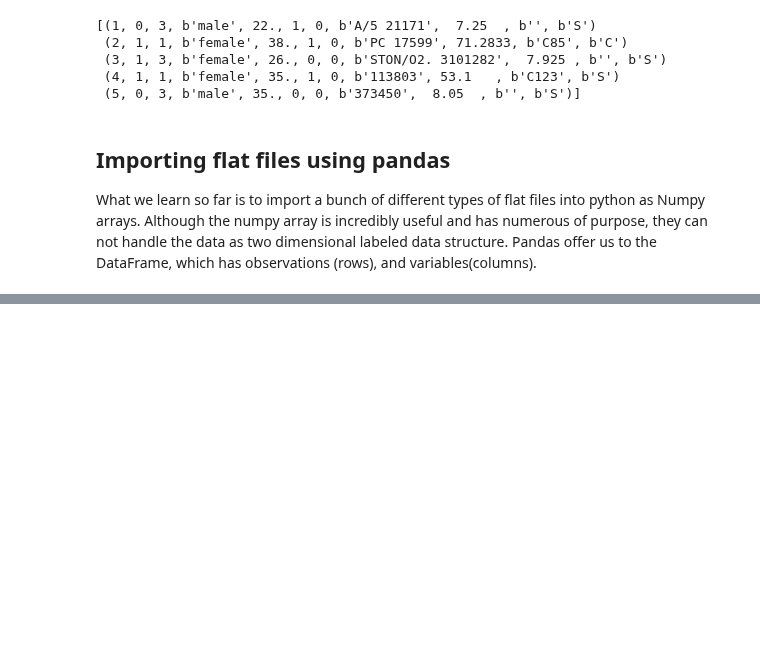
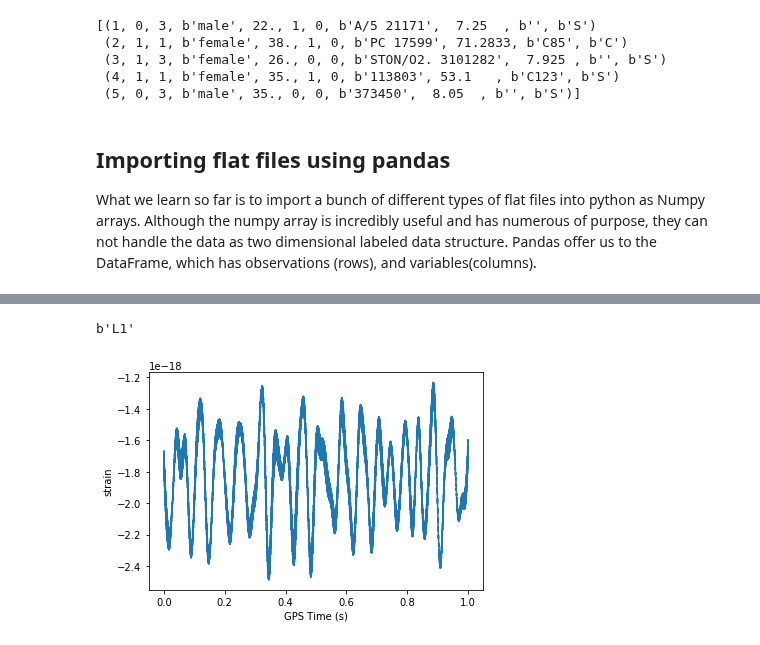
Before and after one commit to aysbt/DataCamp, a Jupyter notebook: Importing_Data_in_Python_part1.ipynb, the cells around one changed output, grey strips where cells are left out. Drawn from its saved outputs; the diff is of its cells as text; code cells hidden in the pictures; blank space fills up the shorter version.

Commit message:
Importing data in python

```diff
--- a/Importing_Data_in_Python_part1.ipynb
+++ b/Importing_Data_in_Python_part1.ipynb
@@ -159,0 +291,5 @@ Handling read_csv() function under different circumstances
+# %%
+import h5py
+df_h5py = h5py.File('data/L-L1_LOSC_4_V1-1126259446-32.hdf5', 'r')
+print(type(df_h5py))
+print(df_h5py)
@@ -159,0 +321,15 @@ Handling read_csv() function under different circumstances
+# %%
+print(df_h5py['meta']['Detector'].value)
+# %% [output]
+b'L1'
+# %%
+strain = df_h5py['strain']['Strain'].value
+num_samples = 10000
+time = np.arange(0,1, 1/num_samples)
+import matplotlib.pyplot as plt
+plt.plot(time, strain[:num_samples])
+plt.xlabel('GPS Time (s)')
+plt.ylabel('strain')
+plt.show()
+# %% [output]
+[figure, added]
```
Also changed, not shown: parts of 23 cells of this notebook.
